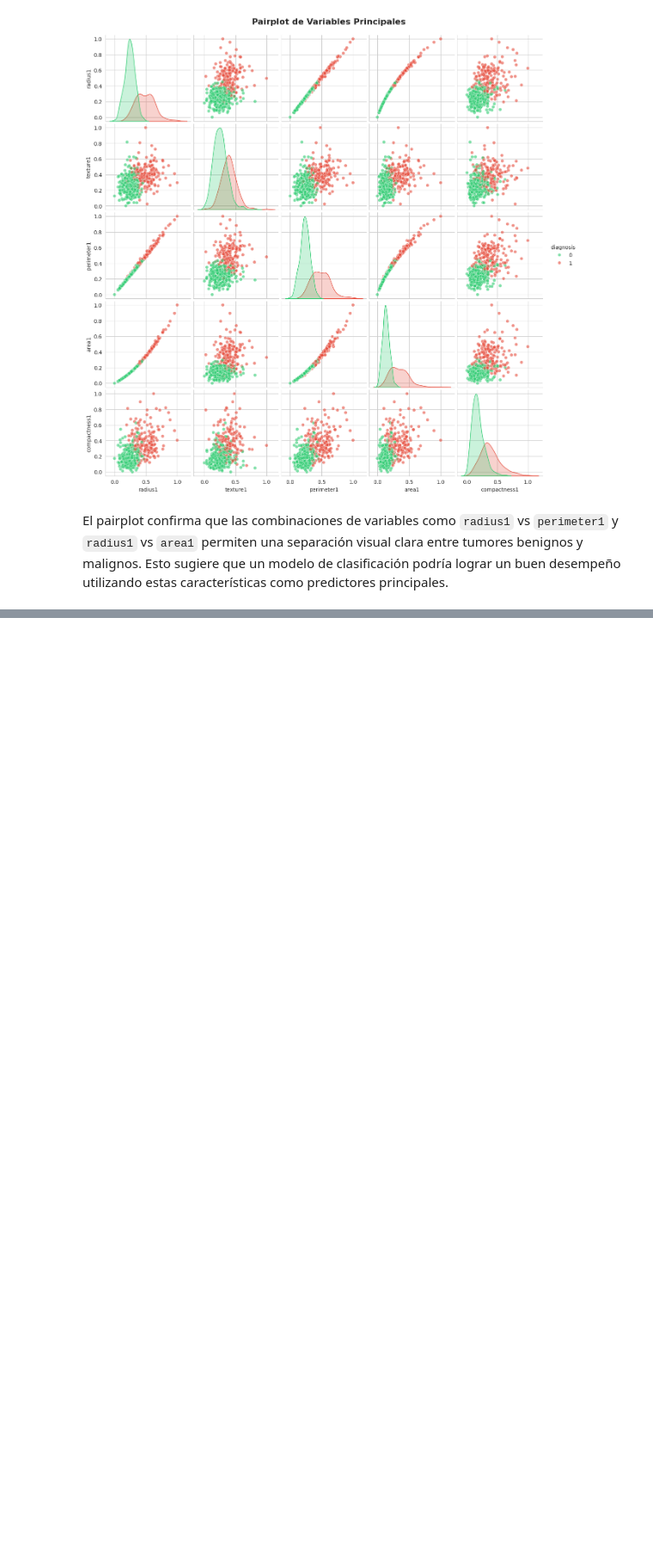
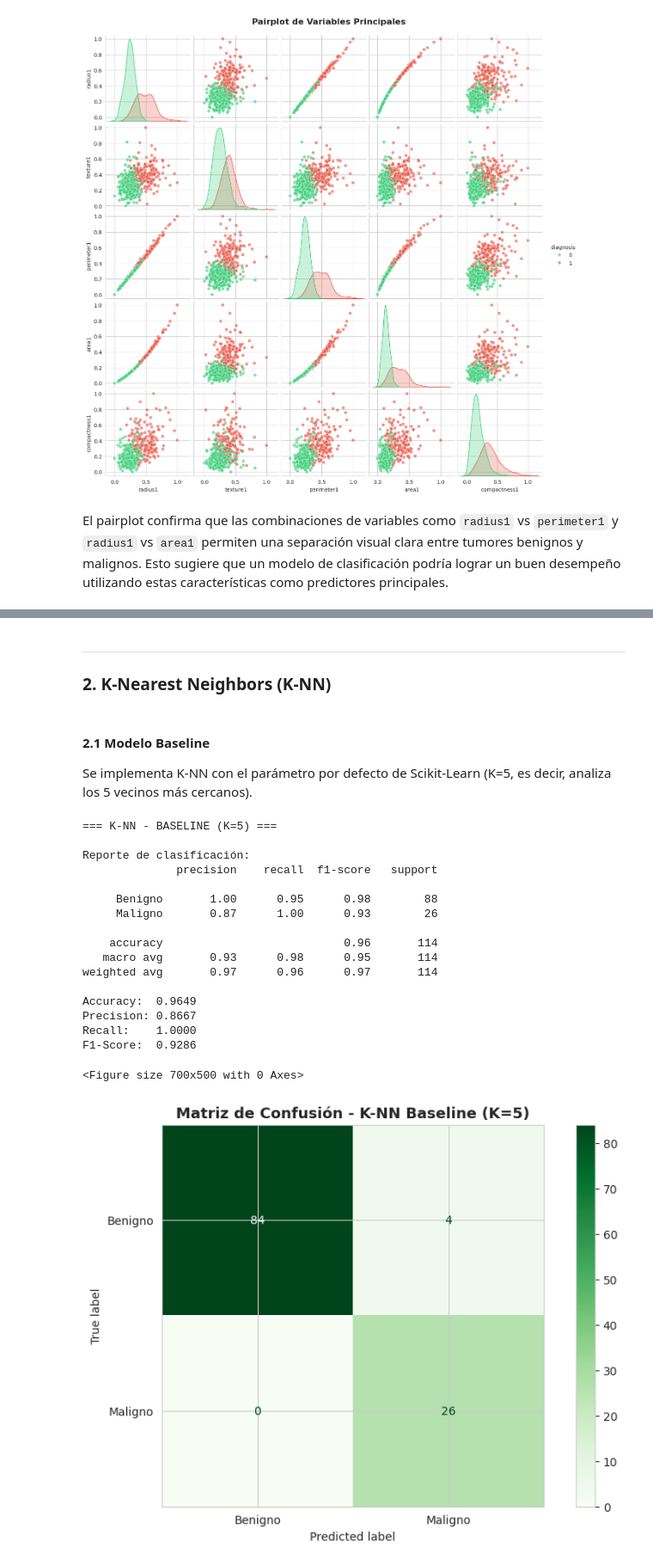
Before and after one commit to alvaromijael/02-CSS, a Jupyter notebook: Semana2/Tarea/cancer.ipynb, the cells around one changed output, grey strips where cells are left out. Shown at 86% size. Saved outputs shown, nothing was run; the diff lists cells and outputs as text; code cells hidden in the pictures; blank space fills up the shorter version.

```diff
--- a/Semana2/Tarea/cancer.ipynb
+++ b/Semana2/Tarea/cancer.ipynb
@@ -366,0 +523,55 @@ Con el análisis exploratorio me permite tener entre variables estadísticas y g
+# %% [markdown]
+---
+### 2. K-Nearest Neighbors (K-NN)
+# %% [markdown]
+#### 2.1 Modelo Baseline
+
+Se implementa K-NN con el parámetro por defecto de Scikit-Learn (K=5, es decir, analiza los 5 vecinos más cercanos).
+# %%
+from sklearn.neighbors import KNeighborsClassifier
+
+# Crear modelo K-NN con parámetros por defecto (k=5)
+modelo_knn_base = KNeighborsClassifier()
+
+# Entrenar
+modelo_knn_base.fit(X_train, y_train)
+
+# Predecir
+y_pred_knn_base = modelo_knn_base.predict(X_test)
+
+# Métricas
+print('=== K-NN - BASELINE (K=5) ===\n')
+print('Reporte de clasificación:')
+print(classification_report(y_test, y_pred_knn_base, target_names=['Benigno', 'Maligno']))
+
+print(f'Accuracy:  {accuracy_score(y_test, y_pred_knn_base):.4f}')
+print(f'Precision: {precision_score(y_test, y_pred_knn_base):.4f}')
+print(f'Recall:    {recall_score(y_test, y_pred_knn_base):.4f}')
+print(f'F1-Score:  {f1_score(y_test, y_pred_knn_base):.4f}')
+
+# Matriz de confusión
+plt.figure(figsize=(7, 5))
+ConfusionMatrixDisplay.from_predictions(y_test, y_pred_knn_base,
+                                         display_labels=['Benigno', 'Maligno'],
+                                         cmap='Greens')
+plt.title('Matriz de Confusión - K-NN Baseline (K=5)', fontsize=13, fontweight='bold')
+plt.show()
+# %% [output]
+=== K-NN - BASELINE (K=5) ===
+
+Reporte de clasificación:
+              precision    recall  f1-score   support
+
+     Benigno       1.00      0.95      0.98        88
+     Maligno       0.87      1.00      0.93        26
+
+    accuracy                           0.96       114
+   macro avg       0.93      0.98      0.95       114
+weighted avg       0.97      0.96      0.97       114
+
+Accuracy:  0.9649
+Precision: 0.8667
+Recall:    1.0000
+F1-Score:  0.9286
+<Figure size 700x500 with 0 Axes>
+[figure, added]
```
Also changed, not shown: parts of 20 cells of this notebook.
